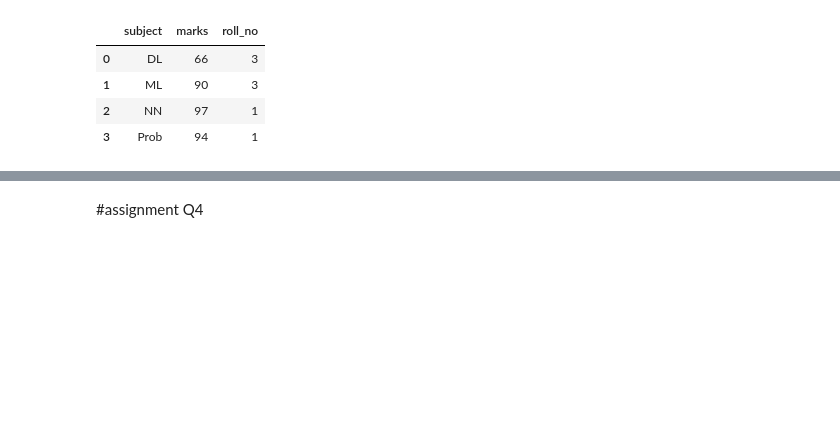
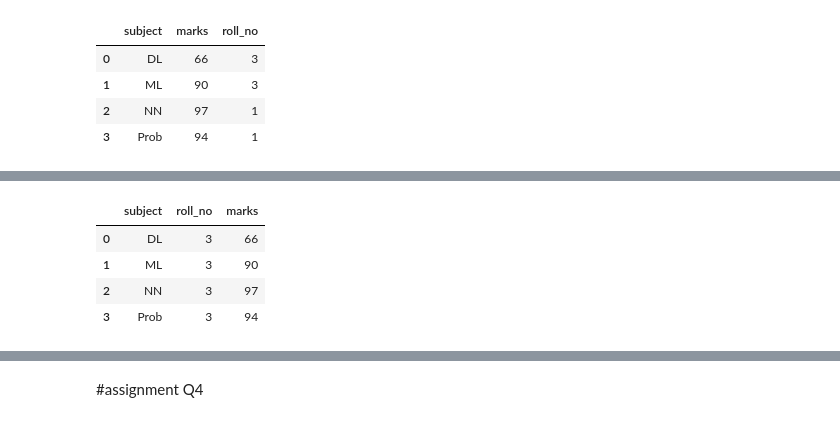
Before and after one commit to shivraj7/scalar, a Jupyter notebook: Pandas3.ipynb, the cells around one changed output, grey strips where cells are left out. Drawn from its saved outputs; the diff is of its cells as text; code cells hidden in the pictures; blank space fills up the shorter version.

```diff
--- a/Pandas3.ipynb
+++ b/Pandas3.ipynb
@@ -880,3 +987,7 @@ result
 | 1 | ML | 90 | 3 |
 | 2 | NN | 97 | 1 |
 | 3 | Prob | 94 | 1 |
+# %%
+#another method
+result = df.groupby(by = 'subject').aggregate(max)
+result
@@ -882,0 +1001,9 @@ result
+# %%
+result = result.reset_index()
+result
+# %% [output]
+|  | subject | roll_no | marks |
+| 0 | DL | 3 | 66 |
+| 1 | ML | 3 | 90 |
+| 2 | NN | 3 | 97 |
+| 3 | Prob | 3 | 94 |
```
Also changed, not shown: parts of 38 cells of this notebook.
